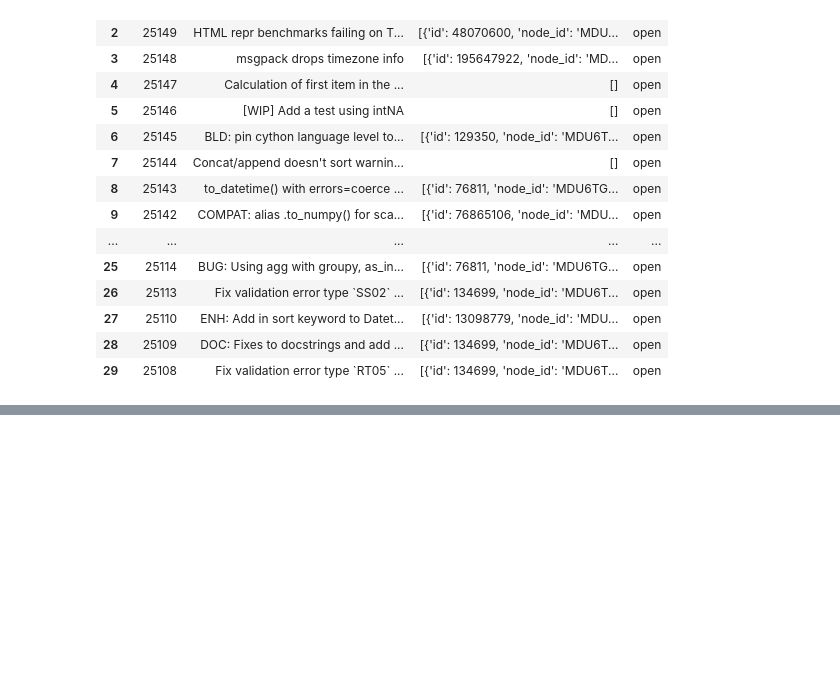
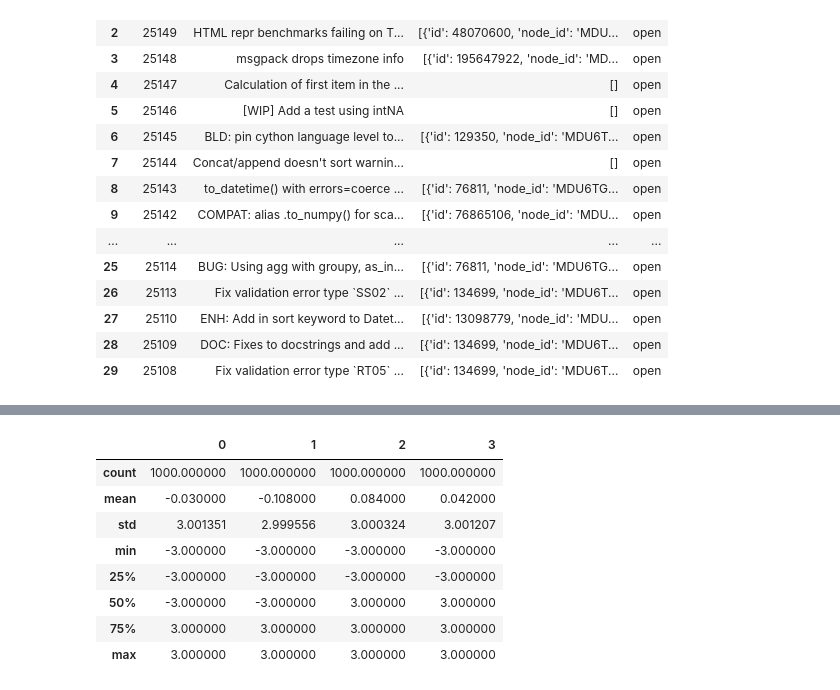
Before and after one commit to UCD-pbio-rclub/python-data-analysis_RuijuanL, a Jupyter notebook: Practice.ipynb, the cells around one changed output, grey strips where cells are left out. Cells and saved outputs as stored; diff of their text form; code cells hidden in the pictures; blank space fills up the shorter version.

```diff
--- a/Practice.ipynb
+++ b/Practice.ipynb
@@ -1564,0 +1747,2 @@ import sqlite3 # interact with SQL database
+# %%
+data = pd.DataFrame(np.random.randn(1000, 4))
@@ -1564,0 +1758,2 @@ import sqlite3 # interact with SQL database
+# %%
+data[np.abs(data) > 3] = np.sign(data) * 3 #???
@@ -1564,0 +1769,12 @@ import sqlite3 # interact with SQL database
+# %%
+data.describe()
+# %% [output]
+|  | 0 | 1 | 2 | 3 |
+| count | 1000.000000 | 1000.000000 | 1000.000000 | 1000.000000 |
+| mean | -0.030000 | -0.108000 | 0.084000 | 0.042000 |
+| std | 3.001351 | 2.999556 | 3.000324 | 3.001207 |
+| min | -3.000000 | -3.000000 | -3.000000 | -3.000000 |
+| 25% | -3.000000 | -3.000000 | -3.000000 | -3.000000 |
+| 50% | -3.000000 | -3.000000 | 3.000000 | 3.000000 |
+| 75% | 3.000000 | 3.000000 | 3.000000 | 3.000000 |
+| max | 3.000000 | 3.000000 | 3.000000 | 3.000000 |
```
Also changed, not shown: parts of 29 cells of this notebook, 1 other file.
